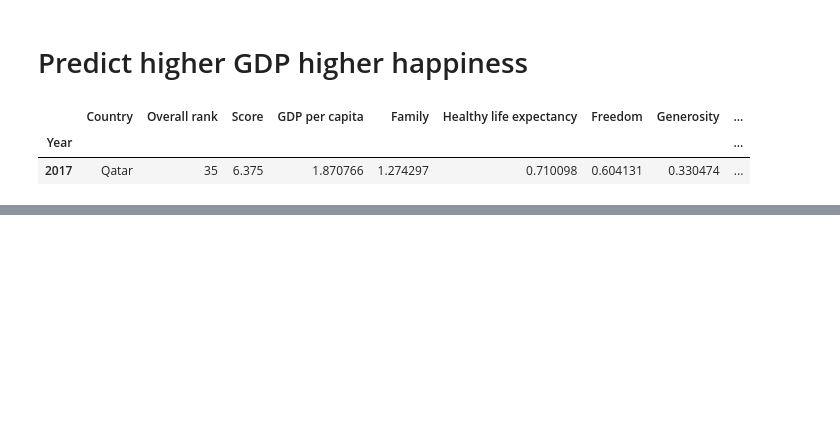
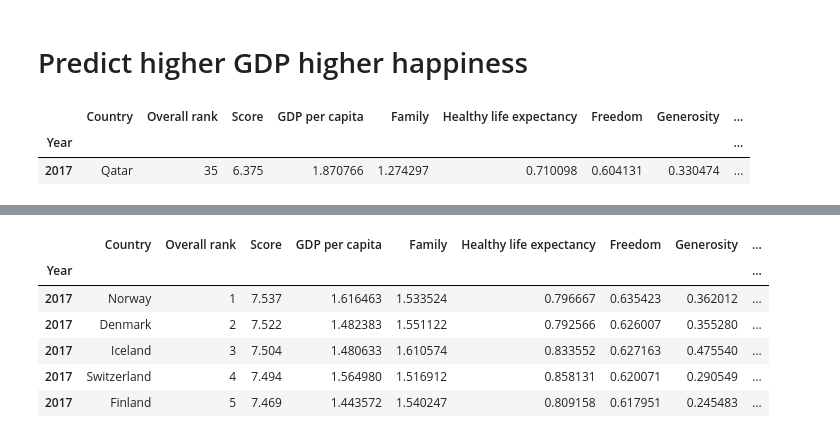
Before and after one commit to Lanpham0110/Final_Project, a Jupyter notebook: Untitled.ipynb, the cells around one changed output, grey strips where cells are left out. Cells and saved outputs as stored; diff of their text form; code cells hidden in the pictures; blank space fills up the shorter version.

```diff
--- a/Untitled.ipynb
+++ b/Untitled.ipynb
@@ -111,0 +148,12 @@ array([3.82699391])
+# %%
+happiness_all['model output predicted happiness']=model.predict (X)
+# %%
+happiness_all.head()
+# %% [output]
+|  | Country | Overall rank | Score | GDP per capita | Family | Healthy life expectancy | Freedom | Generosity | ... |
+| Year |  |  |  |  |  |  |  |  | ... |
+| 2017 | Norway | 1 | 7.537 | 1.616463 | 1.533524 | 0.796667 | 0.635423 | 0.362012 | ... |
+| 2017 | Denmark | 2 | 7.522 | 1.482383 | 1.551122 | 0.792566 | 0.626007 | 0.355280 | ... |
+| 2017 | Iceland | 3 | 7.504 | 1.480633 | 1.610574 | 0.833552 | 0.627163 | 0.475540 | ... |
+| 2017 | Switzerland | 4 | 7.494 | 1.564980 | 1.516912 | 0.858131 | 0.620071 | 0.290549 | ... |
+| 2017 | Finland | 5 | 7.469 | 1.443572 | 1.540247 | 0.809158 | 0.617951 | 0.245483 | ... |
```
Also changed, not shown: parts of 12 cells of this notebook, 1 other file.
